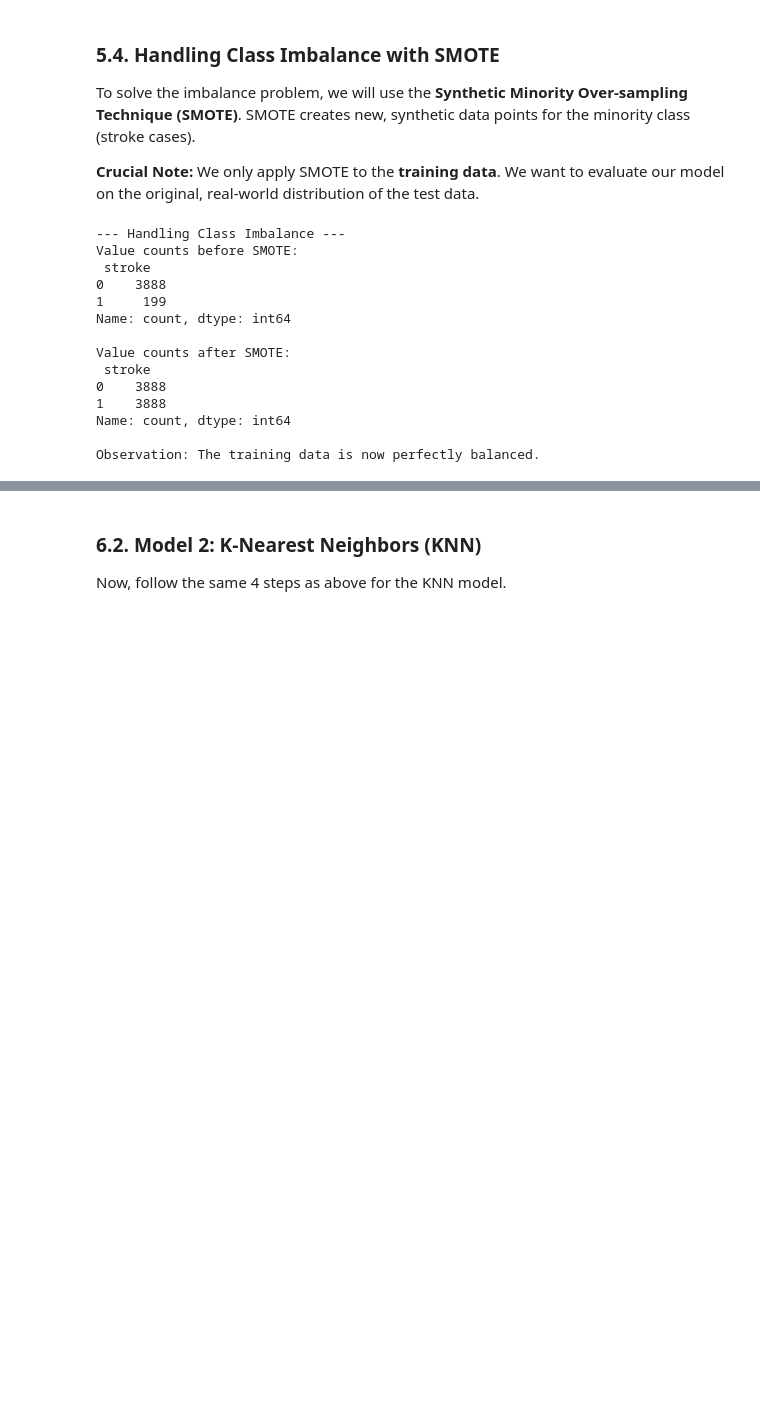
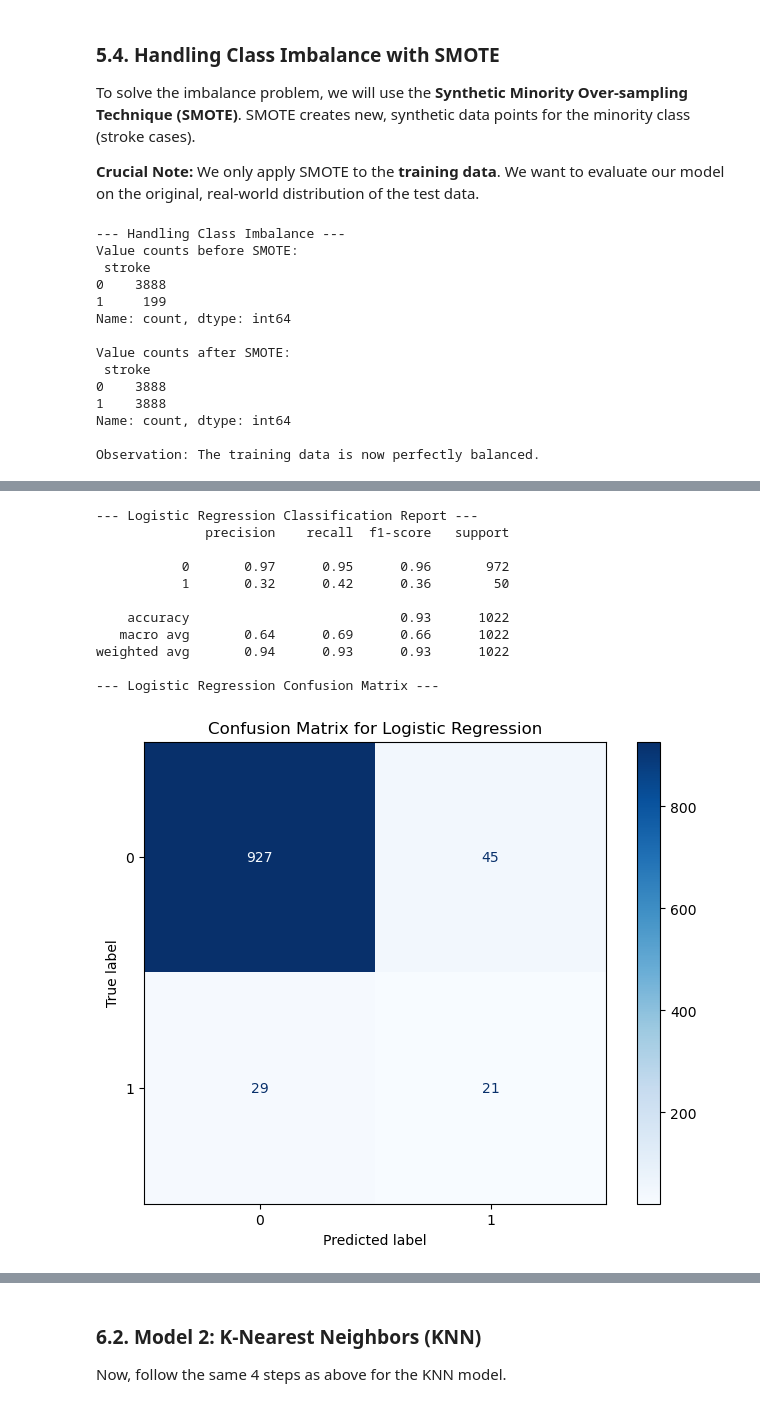
Before and after one commit to koba4real/MLDM-stroke-prediction-project, a Jupyter notebook: main-analysis.ipynb, the cells around one changed output, grey strips where cells are left out. Drawn from its saved outputs; the diff is of its cells as text; code cells hidden in the pictures; blank space fills up the shorter version.

Commit message:
beggining modeling

```diff
--- a/main-analysis.ipynb
+++ b/main-analysis.ipynb
@@ -1138,19 +1162,0 @@ This is a simple, fundamental classification algorithm that serves as a good bas
-# %%
-# 1. Initialize and train the model
-log_reg = LogisticRegression()
-log_reg.fit(X_train_smote, y_train_smote)
-
-# 2. Make predictions on the test set
-y_pred_log_reg = log_reg.predict(X_test)
-
-# 3. Evaluate the model
-print("Logistic Regression Classification Report:")
-print(classification_report(y_test, y_pred_log_reg))
-
-# 4. Store results
-results['Logistic Regression'] = {
-    'F1-Score': f1_score(y_test, y_pred_log_reg),
-    'Precision': precision_score(y_test, y_pred_log_reg),
-    'Recall': recall_score(y_test, y_pred_log_reg),
-    'ROC-AUC': roc_auc_score(y_test, y_pred_log_reg)
-}
@@ -1166,0 +1167,58 @@ weighted avg       0.93      0.84      0.87      1022
+# %%
+from sklearn.metrics import ConfusionMatrixDisplay
+
+# Initialize the Logistic Regression model
+# We set max_iter=1000 to ensure the model has enough iterations to converge, preventing a common warning.
+log_reg = LogisticRegression(random_state=42, max_iter=1000)
+log_reg.fit(X_train_smote, y_train_smote)
+
+# Make predictions on the original, unbalanced test set
+y_pred_log_reg = log_reg.predict(X_test)
+
+# Predict probabilities, which are needed for the ROC-AUC score
+y_pred_proba_log_reg = log_reg.predict_proba(X_test)[:, 1] # We only need the probabilities for the 'positive' class (stroke=1)
+
+# Print the Classification Report
+# This report gives a great summary of precision, recall, and f1-score.
+print("--- Logistic Regression Classification Report ---")
+print(classification_report(y_test, y_pred_log_reg))
+
+# Display the Confusion Matrix
+print("--- Logistic Regression Confusion Matrix ---")
+fig, ax = plt.subplots(figsize=(8, 6))
+ConfusionMatrixDisplay.from_estimator(
+    log_reg,
+    X_test,
+    y_test,
+    ax=ax,
+    cmap='Blues',
+    values_format='d' # 'd' formats the numbers as integers
+)
+plt.title("Confusion Matrix for Logistic Regression")
+plt.show()
+
+# --- Store the results for our final comparison table ---
+results['Logistic Regression'] = {
+    'F1-Score': f1_score(y_test, y_pred_log_reg),
+    'Precision': precision_score(y_test, y_pred_log_reg),
+    'Recall': recall_score(y_test, y_pred_log_reg),
+    'ROC-AUC': roc_auc_score(y_test, y_pred_proba_log_reg)
+}
+
+print(f"\nF1-Score: {results['Logistic Regression']['F1-Score']:.4f}")
+print(f"Precision: {results['Logistic Regression']['Precision']:.4f}")
+print(f"Recall: {results['Logistic Regression']['Recall']:.4f}")
+print(f"ROC-AUC Score: {results['Logistic Regression']['ROC-AUC']:.4f}")
+# %% [output]
+--- Logistic Regression Classification Report ---
+              precision    recall  f1-score   support
+
+           0       0.97      0.95      0.96       972
+           1       0.32      0.42      0.36        50
+
+    accuracy                           0.93      1022
+   macro avg       0.64      0.69      0.66      1022
+weighted avg       0.94      0.93      0.93      1022
+
+--- Logistic Regression Confusion Matrix ---
+[figure, added]
```
Also changed, not shown: parts of 26 cells of this notebook.
